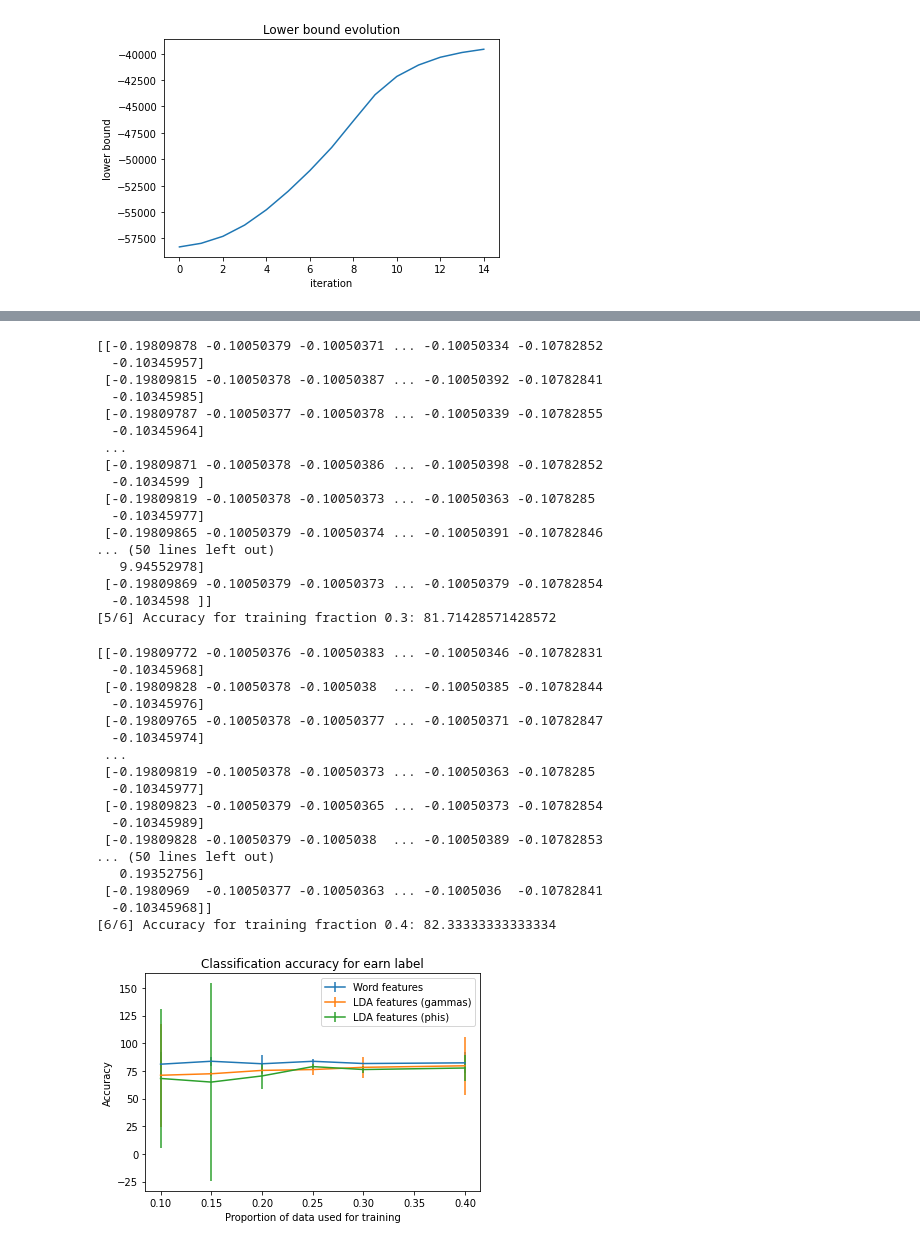
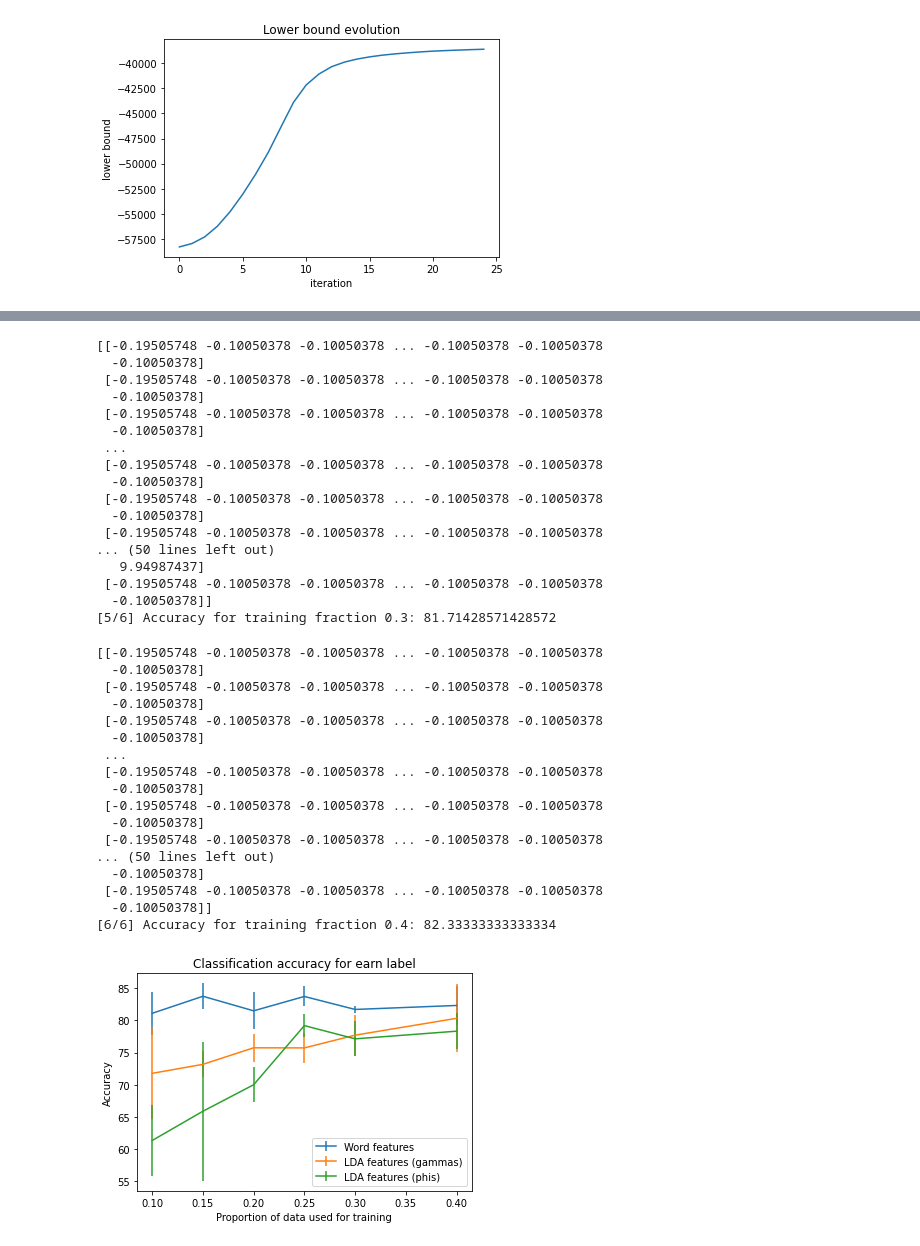
Before and after one commit to annasanchez27/DD2434-advanced-ml, a Jupyter notebook: experiments/classification.ipynb, the cells around one changed output, grey strips where cells are left out. Cells and saved outputs as stored; diff of their text form; code cells hidden in the pictures.

```diff
--- a/experiments/classification.ipynb
+++ b/experiments/classification.ipynb
@@ -122,6 +122,6 @@ plot_classification_for_label(grain_docs, 'grain')
 # %%
 earn_docs = create_docs_for_label('earn', docs_with_topics)
 # %%
-plot_classification_for_label(earn_docs, 'earn')
+plot_classification_for_label(earn_docs, 'earn', num_iterations=25)
 # %% [output]
-[figure, old version]
+[figure, new version]
@@ -195,36 +195,36 @@ plot_classification_for_label(earn_docs, 'earn')
 [4/6] Accuracy for training fraction 0.25: 83.73333333333333
-[[-0.19809878 -0.10050379 -0.10050371 ... -0.10050334 -0.10782852
-  -0.10345957]
- [-0.19809815 -0.10050378 -0.10050387 ... -0.10050392 -0.10782841
-  -0.10345985]
- [-0.19809787 -0.10050377 -0.10050378 ... -0.10050339 -0.10782855
-  -0.10345964]
+[[-0.19505748 -0.10050378 -0.10050378 ... -0.10050378 -0.10050378
+  -0.10050378]
+ [-0.19505748 -0.10050378 -0.10050378 ... -0.10050378 -0.10050378
+  -0.10050378]
+ [-0.19505748 -0.10050378 -0.10050378 ... -0.10050378 -0.10050378
+  -0.10050378]
  ...
- [-0.19809871 -0.10050378 -0.10050386 ... -0.10050398 -0.10782852
-  -0.1034599 ]
- [-0.19809819 -0.10050378 -0.10050373 ... -0.10050363 -0.1078285
-  -0.10345977]
- [-0.19809865 -0.10050379 -0.10050374 ... -0.10050391 -0.10782846
+ [-0.19505748 -0.10050378 -0.10050378 ... -0.10050378 -0.10050378
+  -0.10050378]
+ [-0.19505748 -0.10050378 -0.10050378 ... -0.10050378 -0.10050378
+  -0.10050378]
+ [-0.19505748 -0.10050378 -0.10050378 ... -0.10050378 -0.10050378
 ... (50 lines left out)
-   9.94552978]
- [-0.19809869 -0.10050379 -0.10050373 ... -0.10050379 -0.10782854
-  -0.1034598 ]]
+   9.94987437]
+ [-0.19505748 -0.10050378 -0.10050378 ... -0.10050378 -0.10050378
+  -0.10050378]]
 [5/6] Accuracy for training fraction 0.3: 81.71428571428572
-[[-0.19809772 -0.10050376 -0.10050383 ... -0.10050346 -0.10782831
-  -0.10345968]
- [-0.19809828 -0.10050378 -0.1005038  ... -0.10050385 -0.10782844
-  -0.10345976]
- [-0.19809765 -0.10050378 -0.10050377 ... -0.10050371 -0.10782847
-  -0.10345974]
+[[-0.19505748 -0.10050378 -0.10050378 ... -0.10050378 -0.10050378
+  -0.10050378]
+ [-0.19505748 -0.10050378 -0.10050378 ... -0.10050378 -0.10050378
+  -0.10050378]
+ [-0.19505748 -0.10050378 -0.10050378 ... -0.10050378 -0.10050378
+  -0.10050378]
  ...
- [-0.19809819 -0.10050378 -0.10050373 ... -0.10050363 -0.1078285
-  -0.10345977]
- [-0.19809823 -0.10050379 -0.10050365 ... -0.10050373 -0.10782854
-  -0.10345989]
- [-0.19809828 -0.10050379 -0.1005038  ... -0.10050389 -0.10782853
+ [-0.19505748 -0.10050378 -0.10050378 ... -0.10050378 -0.10050378
+  -0.10050378]
+ [-0.19505748 -0.10050378 -0.10050378 ... -0.10050378 -0.10050378
+  -0.10050378]
+ [-0.19505748 -0.10050378 -0.10050378 ... -0.10050378 -0.10050378
 ... (50 lines left out)
-   0.19352756]
- [-0.1980969  -0.10050377 -0.10050363 ... -0.1005036  -0.10782841
-  -0.10345968]]
+  -0.10050378]
+ [-0.19505748 -0.10050378 -0.10050378 ... -0.10050378 -0.10050378
+  -0.10050378]]
 [6/6] Accuracy for training fraction 0.4: 82.33333333333334
-[figure, old version]
+[figure, new version]
```
Also changed, not shown: parts of 2 cells of this notebook, 1 other file.
